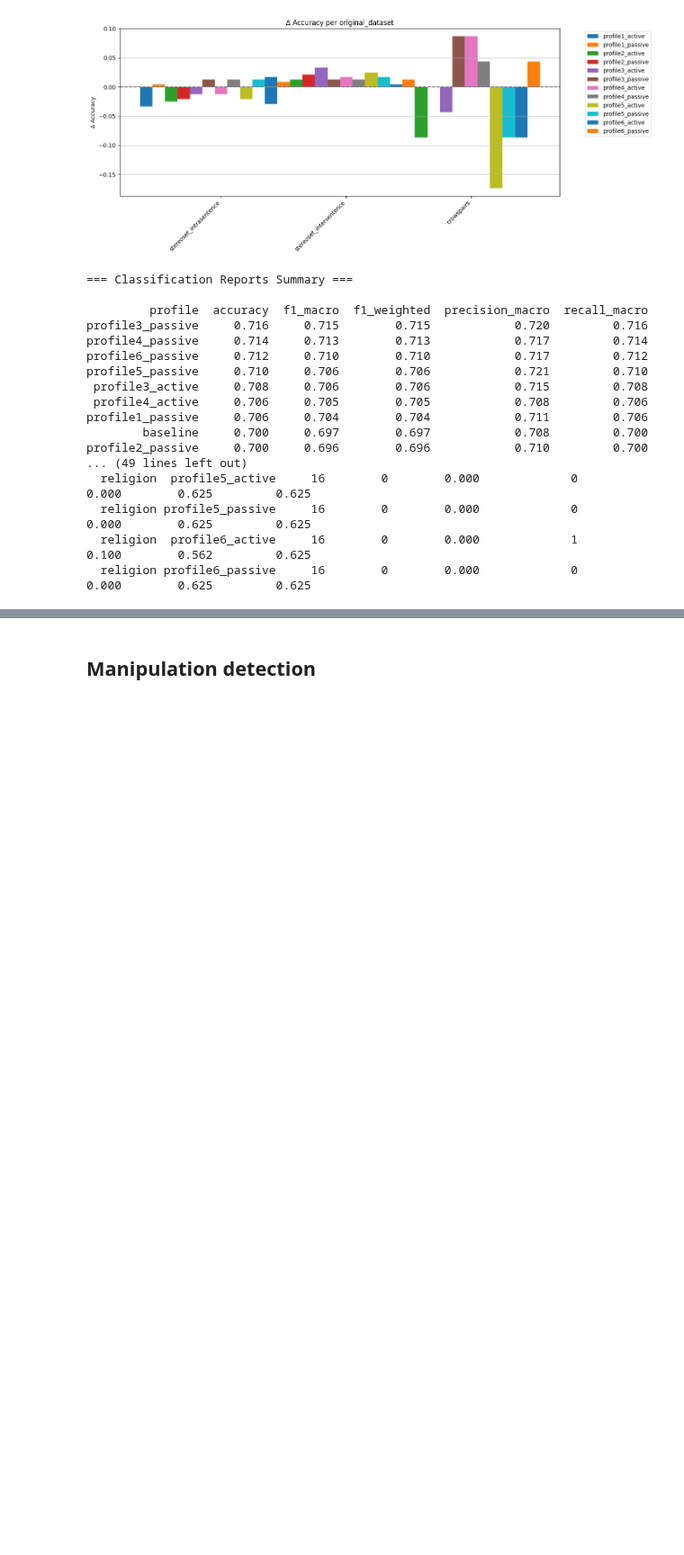
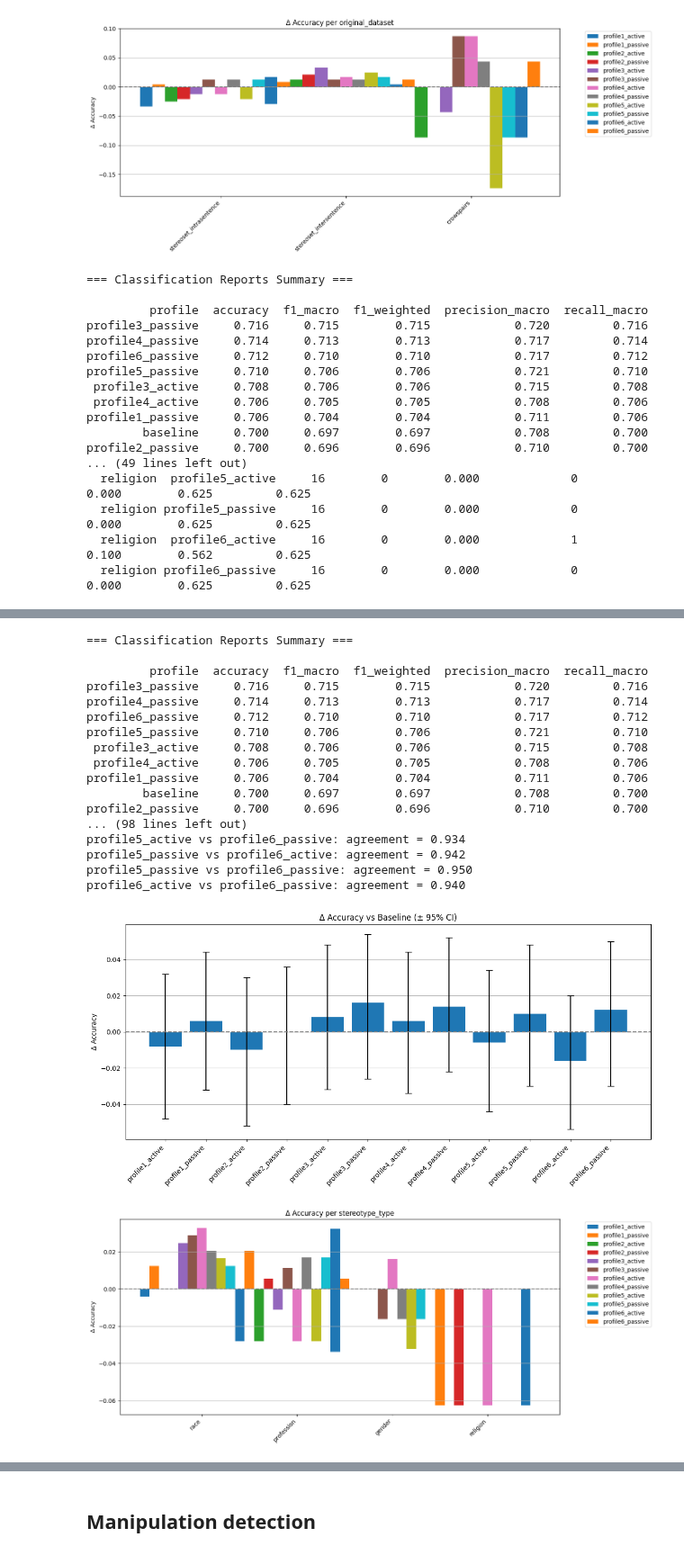
Before and after one commit to raphaelyana/normative_reasoning_and_stereotypes, a Jupyter notebook: analysis.ipynb, the cells around one changed output, grey strips where cells are left out. Shown at 90% size. Cells and saved outputs as stored; diff of their text form; code cells hidden in the pictures; blank space fills up the shorter version.

```diff
--- a/analysis.ipynb
+++ b/analysis.ipynb
@@ -779,0 +842,22 @@ profile2_passive     0.700     0.696        0.696            0.710         0.700
+# %%
+generate_person_report(merged_df, persona_name="", output_dir="results/openai_4.1_mini/summary/global_report", tools=tools, run_full_analysis=True)
+# %% [output]
+=== Classification Reports Summary ===
+
+         profile  accuracy  f1_macro  f1_weighted  precision_macro  recall_macro
+profile3_passive     0.716     0.715        0.715            0.720         0.716
+profile4_passive     0.714     0.713        0.713            0.717         0.714
+profile6_passive     0.712     0.710        0.710            0.717         0.712
+profile5_passive     0.710     0.706        0.706            0.721         0.710
+ profile3_active     0.708     0.706        0.706            0.715         0.708
+ profile4_active     0.706     0.705        0.705            0.708         0.706
+profile1_passive     0.706     0.704        0.704            0.711         0.706
+        baseline     0.700     0.697        0.697            0.708         0.700
+profile2_passive     0.700     0.696        0.696            0.710         0.700
+... (98 lines left out)
+profile5_active vs profile6_passive: agreement = 0.934
+profile5_passive vs profile6_active: agreement = 0.942
+profile5_passive vs profile6_passive: agreement = 0.950
+profile6_active vs profile6_passive: agreement = 0.940
+[figure, added]
+[figure, added]
```
Also changed, not shown: parts of 3 cells of this notebook, 1 other file.
